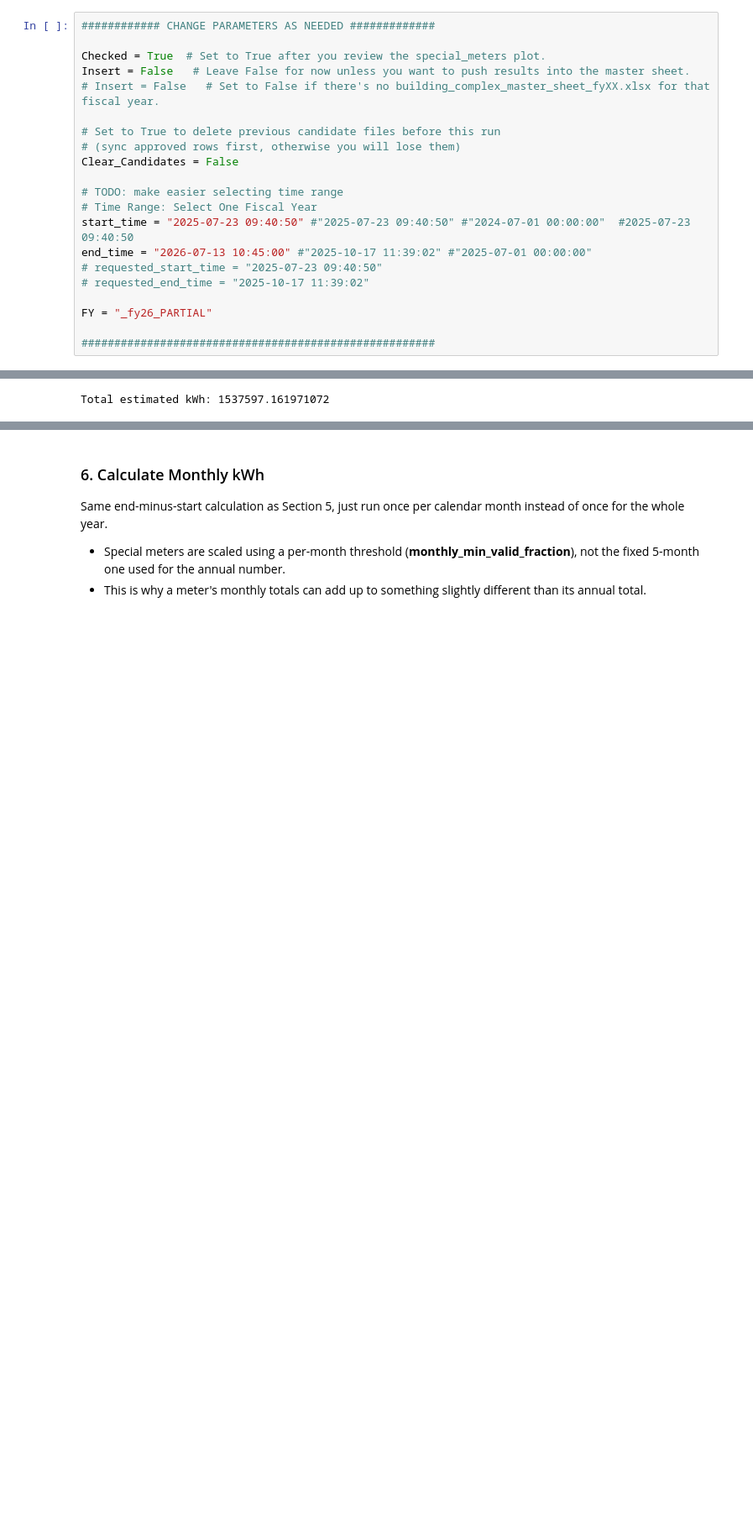
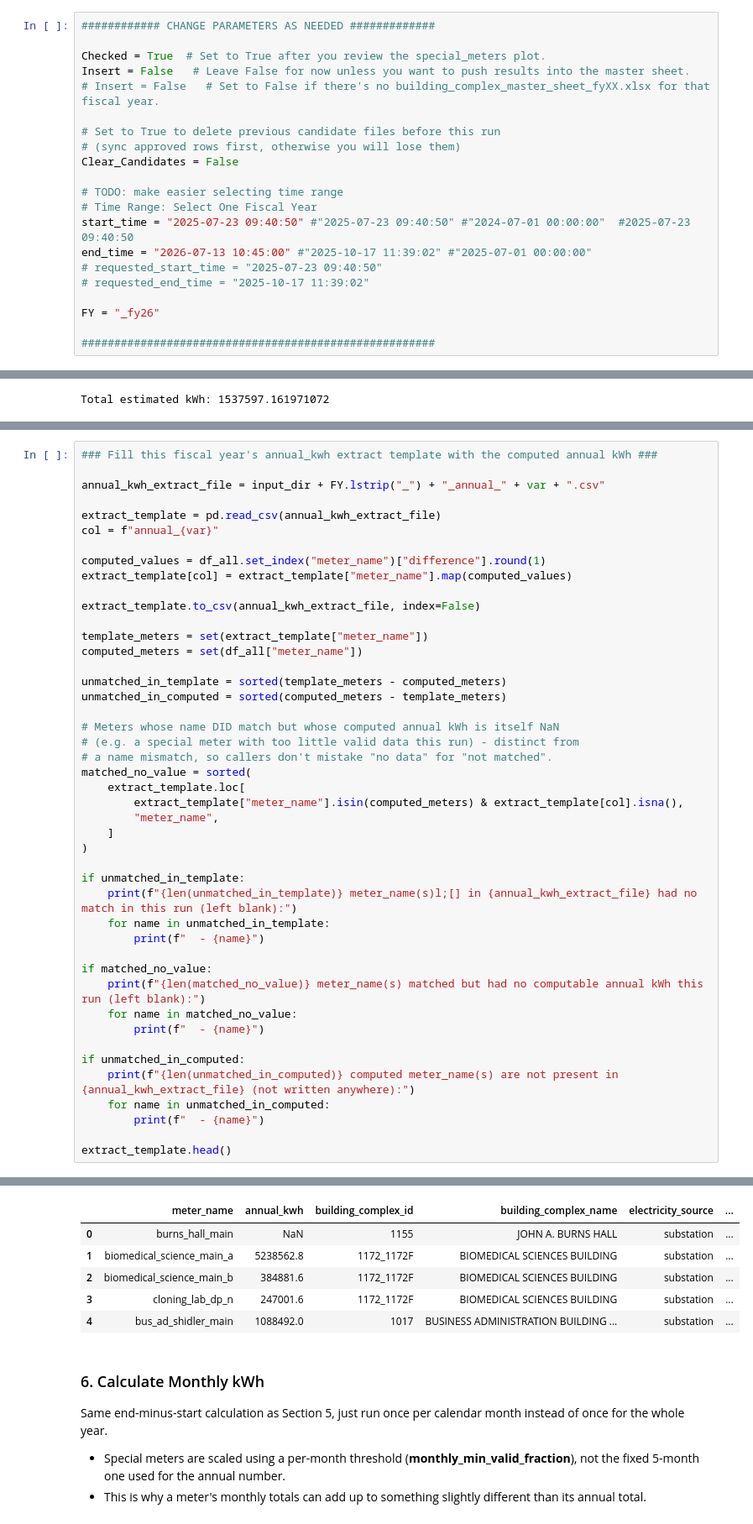
Before and after one commit to uhm-campus-energy/harvest_kwh_prep, a Jupyter notebook: notebooks/1.kwh_end_points_TEST.ipynb, the cells around one changed output, grey strips where cells are left out. Shown at 84% size. Cells and saved outputs as stored; diff of their text form; blank space fills up the shorter version.

```diff
--- a/notebooks/1.kwh_end_points_TEST.ipynb
+++ b/notebooks/1.kwh_end_points_TEST.ipynb
@@ -83,7 +87,7 @@ end_time = "2026-07-13 10:45:00" #"2025-10-17 11:39:02" #"2025-07-01 00:00:00"
 # requested_start_time = "2025-07-23 09:40:50"
 # requested_end_time = "2025-10-17 11:39:02"
 
-FY = "_fy26_PARTIAL"
+FY = "_fy26"
 
 ######################################################
 # %%
@@ -506,0 +518,46 @@ Total estimated kWh: 1537597.161971072
+# %%
+### Fill this fiscal year's annual_kwh extract template with the computed annual kWh ###
+
+annual_kwh_extract_file = input_dir + FY.lstrip("_") + "_annual_" + var + ".csv"
+
+extract_template = pd.read_csv(annual_kwh_extract_file)
+col = f"annual_{var}"
+
+computed_values = df_all.set_index("meter_name")["difference"].round(1)
+extract_template[col] = extract_template["meter_name"].map(computed_values)
+
+extract_template.to_csv(annual_kwh_extract_file, index=False)
+
+template_meters = set(extract_template["meter_name"])
+computed_meters = set(df_all["meter_name"])
+
+unmatched_in_template = sorted(template_meters - computed_meters)
+unmatched_in_computed = sorted(computed_meters - template_meters)
+
+# Meters whose name DID match but whose computed annual kWh is itself NaN
+# (e.g. a special meter with too little valid data this run) - distinct from
+# a name mismatch, so callers don't mistake "no data" for "not matched".
+matched_no_value = sorted(
+    extract_template.loc[
+        extract_template["meter_name"].isin(computed_meters) & extract_template[col].isna(),
+        "meter_name",
+    ]
+)
+
+if unmatched_in_template:
+    print(f"{len(unmatched_in_template)} meter_name(s)l;[] in {annual_kwh_extract_file} had no match in this run (left blank):")
+    for name in unmatched_in_template:
+        print(f"  - {name}")
+
+if matched_no_value:
+    print(f"{len(matched_no_value)} meter_name(s) matched but had no computable annual kWh this run (left blank):")
+    for name in matched_no_value:
+        print(f"  - {name}")
+
+if unmatched_in_computed:
+    print(f"{len(unmatched_in_computed)} computed meter_name(s) are not present in {annual_kwh_extract_file} (not written anywhere):")
+    for name in unmatched_in_computed:
+        print(f"  - {name}")
+
+extract_template.head()
+# %% [output]
@@ -507,3 +581,9 @@ Total estimated kWh: 1537597.161971072
+|  | meter_name | annual_kwh | building_complex_id | building_complex_name | electricity_source | ... |
+| 0 | burns_hall_main | NaN | 1155 | JOHN A. BURNS HALL | substation | ... |
+| 1 | biomedical_science_main_a | 5238562.8 | 1172_1172F | BIOMEDICAL SCIENCES BUILDING | substation | ... |
+| 2 | biomedical_science_main_b | 384881.6 | 1172_1172F | BIOMEDICAL SCIENCES BUILDING | substation | ... |
+| 3 | cloning_lab_dp_n | 247001.6 | 1172_1172F | BIOMEDICAL SCIENCES BUILDING | substation | ... |
+| 4 | bus_ad_shidler_main | 1088492.0 | 1017 | BUSINESS ADMINISTRATION BUILDING ... | substation | ... |
 # %% [markdown]
 ### 6. Calculate Monthly kWh
 
```
Also changed, not shown: parts of 10 cells of this notebook.
